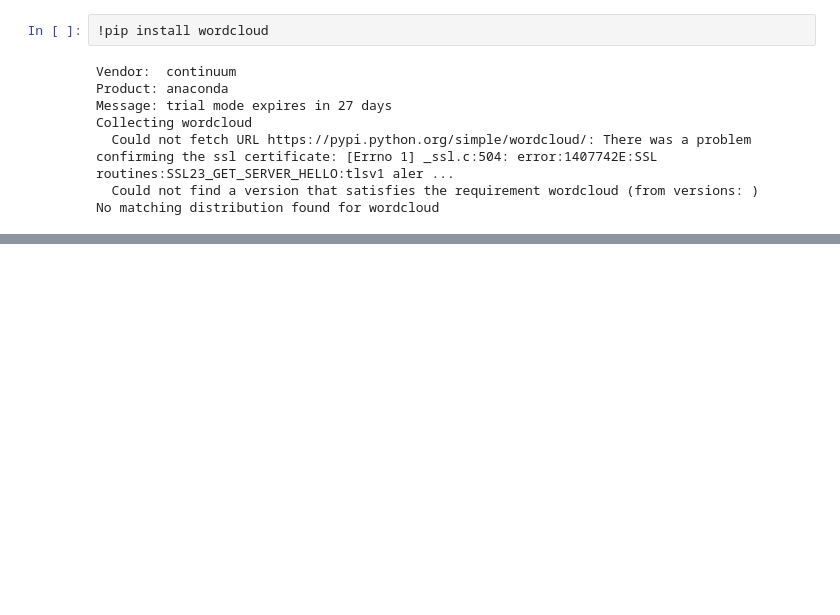
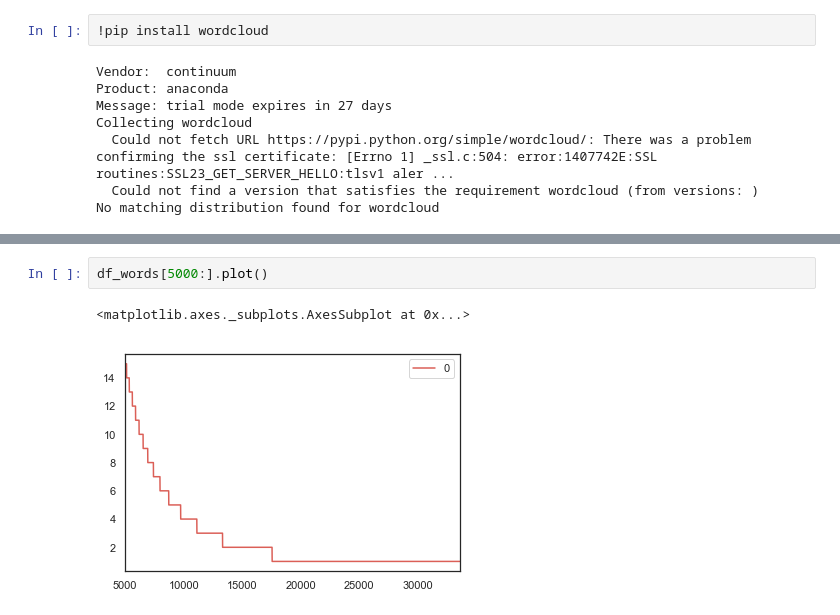
Before and after one commit to vitouphy/scientific_paper_question_generator, a Jupyter notebook: analysis_001/src/analysis.ipynb, the cells around one changed output, grey strips where cells are left out. Drawn from its saved outputs; the diff is of its cells as text; blank space fills up the shorter version.

```diff
--- a/analysis_001/src/analysis.ipynb
+++ b/analysis_001/src/analysis.ipynb
@@ -311,0 +472,5 @@ plt.show()
+# %%
+df_words[5000:].plot()
+# %% [output]
+<matplotlib.axes._subplots.AxesSubplot at 0x...>
+[figure, added]
```
Also changed, not shown: parts of 23 cells of this notebook, 3 other files.
